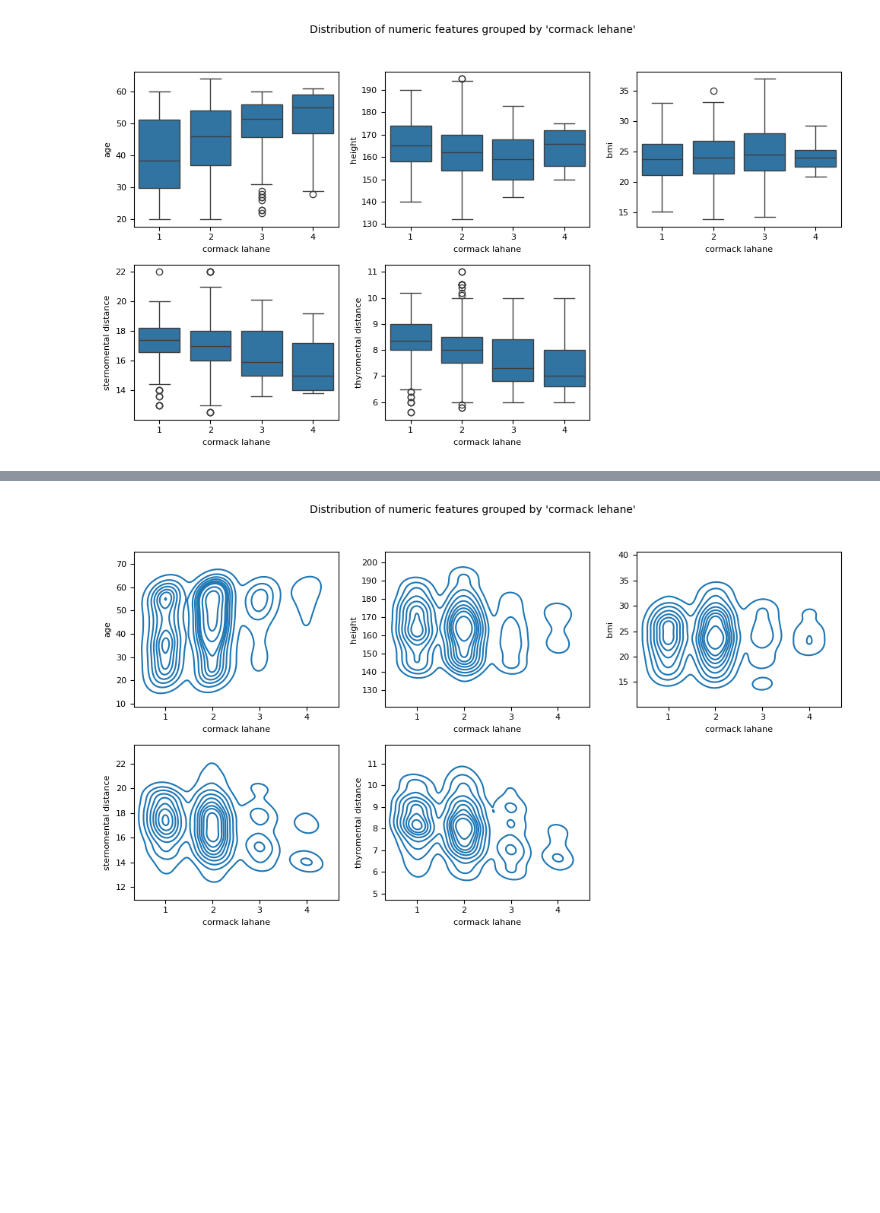
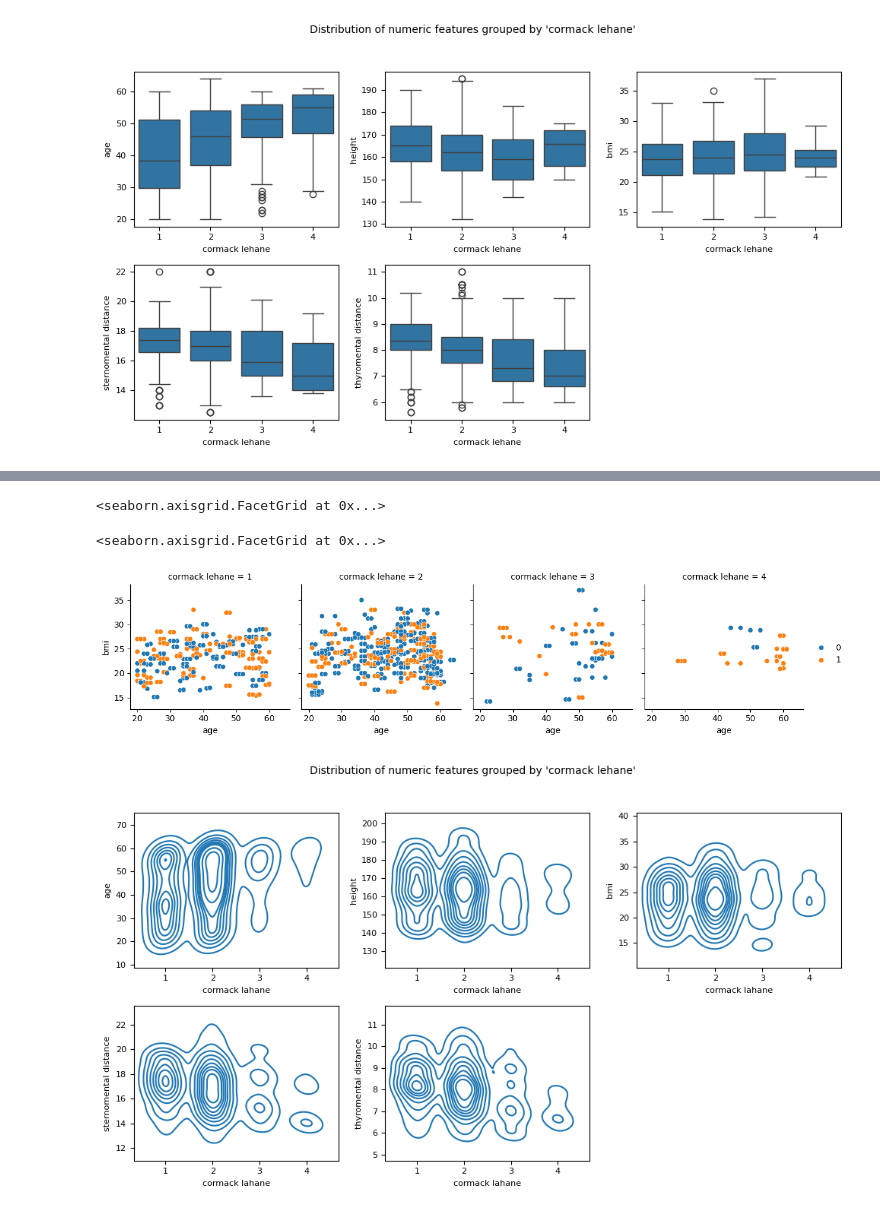
Before and after one commit to harnalashok/classification, a Jupyter notebook: airways.ipynb, the cells around one changed output, grey strips where cells are left out. Drawn from its saved outputs; the diff is of its cells as text; code cells hidden in the pictures; blank space fills up the shorter version.

```diff
--- a/airways.ipynb
+++ b/airways.ipynb
@@ -542,3 +544,11 @@ KeyError: 'cormack lehane'
+# %%
+g = sns.FacetGrid(df, col="cormack lehane")
+g.map_dataframe(sns.scatterplot, x="age", y="bmi", hue="sex")
+g.add_legend()
+# %% [output]
+<seaborn.axisgrid.FacetGrid at 0x...>
+<seaborn.axisgrid.FacetGrid at 0x...>
+[figure, added]
 # %%
 # prompt: Consider the dataframe df. Draw box plots of all numeric features grouped by 'cormack lehane'. Plot them in a matrix of 2 X 3.. Keep the fontsize of labels to 8. Keep overall title as distribution of numeric features grouped by  'cormack lahane'. Delete the last unused axes
 
```
Also changed, not shown: parts of 10 cells of this notebook.
